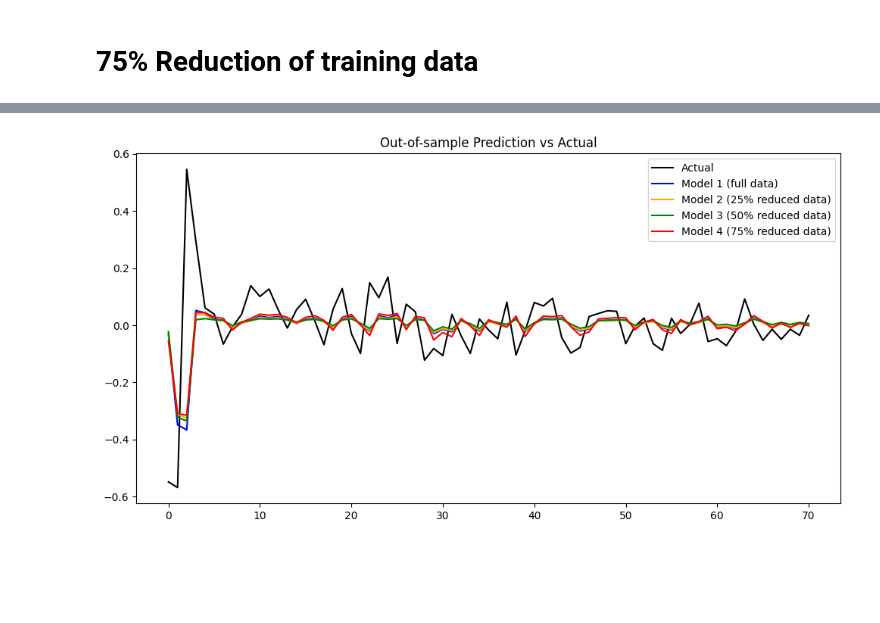
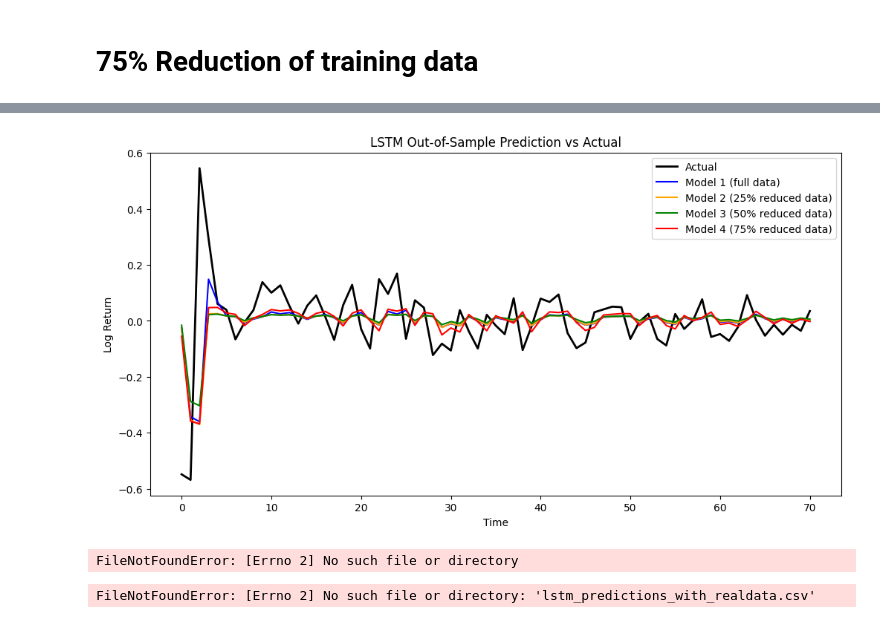
Before and after one commit to Meowth239/dse4101-project, a Jupyter notebook: src/LSTM_Motivation.ipynb, the cells around one changed output, grey strips where cells are left out. Cells and saved outputs as stored; diff of their text form; code cells hidden in the pictures; blank space fills up the shorter version.

Commit message:
make changes to lstm model

```diff
--- a/src/LSTM_Motivation.ipynb
+++ b/src/LSTM_Motivation.ipynb
@@ -76,3 +81,6 @@ base_batch_size = 32
+# %%
+# scale data
+train_scaled1, val_scaled1, test_scaled1, scaler1 = scale_data(train_df, val_df, test_df)
 # %%
 import tensorflow as tf
 from tensorflow.keras.models import Sequential
@@ -949,0 +305,5 @@ R²:   -0.102162
+# %%
+# reduce 25% the training data
+train_df2 = train_df.iloc[int(len(train_df)*0.25):].copy()
+
+train_scaled2, val_scaled2, test_scaled2, scaler2 = scale_data(train_df2, val_df, test_df)
@@ -1255,0 +405,5 @@ R²:   -0.124018
+# %%
+# 50% reduction in training data
+train_df3 = train_df.iloc[int(len(train_df)*0.5):].copy()
+
+train_scaled3, val_scaled3, test_scaled3, scaler3 = scale_data(train_df3, val_df, test_df)
@@ -1569,0 +507,5 @@ comparison_df.to_csv("lstm_model_comparison_real_data.csv", index=False)
+# %%
+# 75% reduction in training data
+train_df4 = train_df.iloc[int(len(train_df)*0.75):].copy()
+
+train_scaled4, val_scaled4, test_scaled4, scaler4 = scale_data(train_df4, val_df, test_df)
@@ -1570,14 +608,42 @@ comparison_df.to_csv("lstm_model_comparison_real_data.csv", index=False)
 # %%
-# plot predictions vs actual for both models
-plt.figure(figsize=(12, 6))
-plt.plot(y_test_unscaled, label="Actual", color='black')
+import matplotlib.pyplot as plt
+
+plt.figure(figsize=(12,6))
+
+plt.plot(y_test_raw, label="Actual", linewidth=2, color = 'black')
 plt.plot(y_pred, label="Model 1 (full data)", color='blue')
 plt.plot(y_pred2, label="Model 2 (25% reduced data)", color='orange')
 plt.plot(y_pred3, label="Model 3 (50% reduced data)", color='green')
 plt.plot(y_pred4, label="Model 4 (75% reduced data)", color='red')
-plt.title("Out-of-sample Prediction vs Actual")
+
+plt.title("LSTM Out-of-Sample Prediction vs Actual")
+plt.xlabel("Time")
+plt.ylabel("Log Return")
+
 plt.legend()
 plt.show()
 # %% [output]
-[figure, old version]
+[figure, new version]
+# %%
+import os
+print(os.getcwd())
+# %% [output]
+FileNotFoundError: [Errno 2] No such file or directory
+# %%
+lookback = 1
+
+dates = test_df["Date"].iloc[lookback:].reset_index(drop=True)
+
+results_df = pd.DataFrame({
+    "date": dates,
+    "actual": y_test_raw.flatten(),
+    "pred_full": y_pred.flatten(),
+    "pred_25": y_pred2.flatten(),
+    "pred_50": y_pred3.flatten(),
+    "pred_75": y_pred4.flatten()
+})
+
+results_df.to_csv("lstm_predictions_with_realdata.csv", index=False)
+# %% [output]
+FileNotFoundError: [Errno 2] No such file or directory: 'lstm_predictions_with_realdata.csv'
 # %%
```
Also changed, not shown: parts of 67 cells of this notebook.
